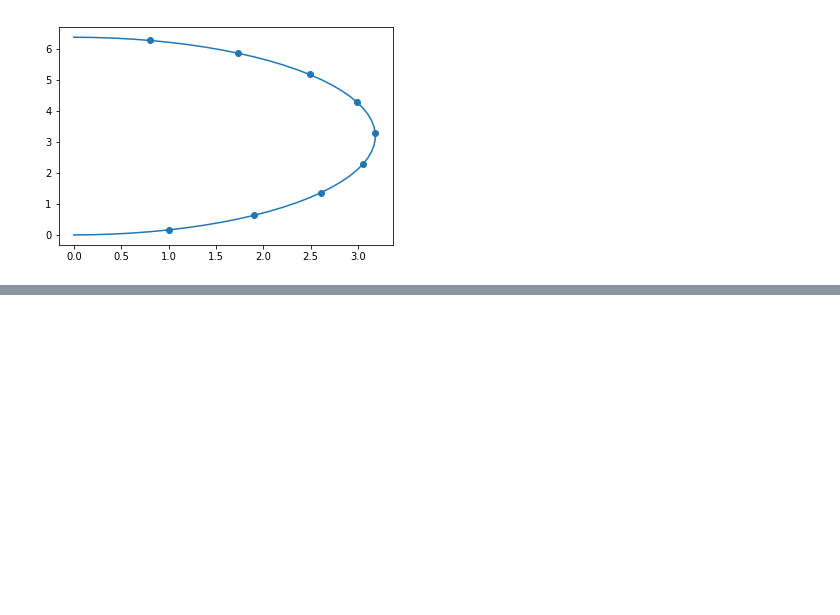
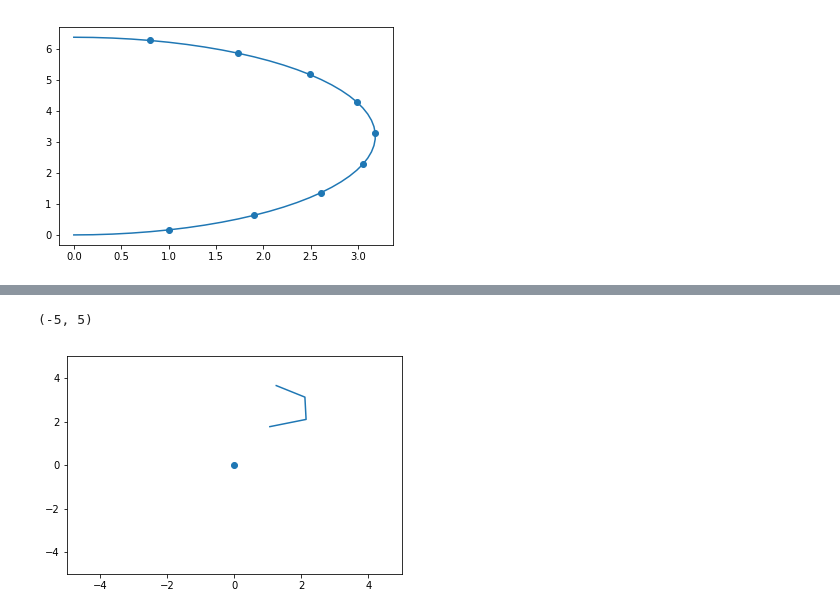
Before and after one commit to yotaseki/ROS-Cart, a Jupyter notebook: script/map.ipynb, the cells around one changed output, grey strips where cells are left out. Saved outputs shown, nothing was run; the diff lists cells and outputs as text; code cells hidden in the pictures; blank space fills up the shorter version.

```diff
--- a/script/map.ipynb
+++ b/script/map.ipynb
@@ -52,0 +70,9 @@ plt.show()
+# %%
+localpath = coordinate.rotate(target,pos[2])
+plt.plot(localpath[:,0],localpath[:,1])
+plt.scatter(0,0)
+plt.xlim(-5,5)
+plt.ylim(-5,5)
+# %% [output]
+(-5, 5)
+[figure, added]
```
Also changed, not shown: parts of 6 cells of this notebook, 1 other file.
